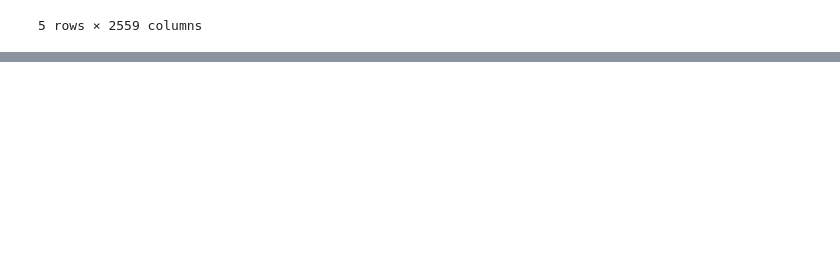
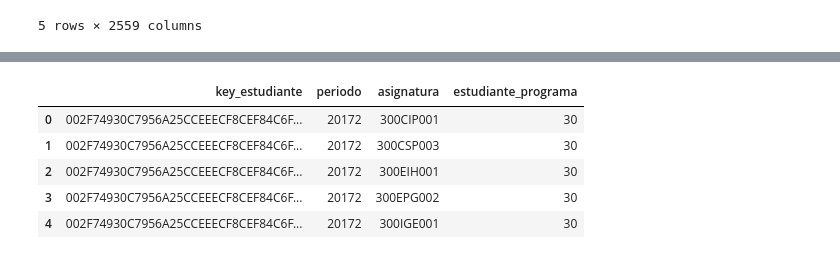
Before and after one commit to jaimereinoso2/pg2, a Jupyter notebook: prepararDATOS.ipynb, the cells around one changed output, grey strips where cells are left out. Saved outputs shown, nothing was run; the diff lists cells and outputs as text; code cells hidden in the pictures; blank space fills up the shorter version.

```diff
--- a/prepararDATOS.ipynb
+++ b/prepararDATOS.ipynb
@@ -962,0 +967,18 @@ DATOS.head()
+# %%
+DATOS = pd.read_pickle('checkPoints/DATOS13.pkl')
+
+query = """
+    SELECT ma.key_estudiante, ma.periodo, ma.asignatura, e.primer_programa estudiante_programa
+    FROM f_matriculasAsignaturas ma
+    INNER JOIN  f_estudiantes e
+    ON e.key_estudiante = ma.key_estudiante;
+"""
+temp = pd.read_sql(query, con=motor)
+temp.head()
+# %% [output]
+|  | key_estudiante | periodo | asignatura | estudiante_programa |
+| 0 | 002F74930C7956A25CCEEECF8CEF84C6F... | 20172 | 300CIP001 | 30 |
+| 1 | 002F74930C7956A25CCEEECF8CEF84C6F... | 20172 | 300CSP003 | 30 |
+| 2 | 002F74930C7956A25CCEEECF8CEF84C6F... | 20172 | 300EIH001 | 30 |
+| 3 | 002F74930C7956A25CCEEECF8CEF84C6F... | 20172 | 300EPG002 | 30 |
+| 4 | 002F74930C7956A25CCEEECF8CEF84C6F... | 20172 | 300IGE001 | 30 |
```
Also changed, not shown: parts of 5 cells of this notebook, 3 other files.
